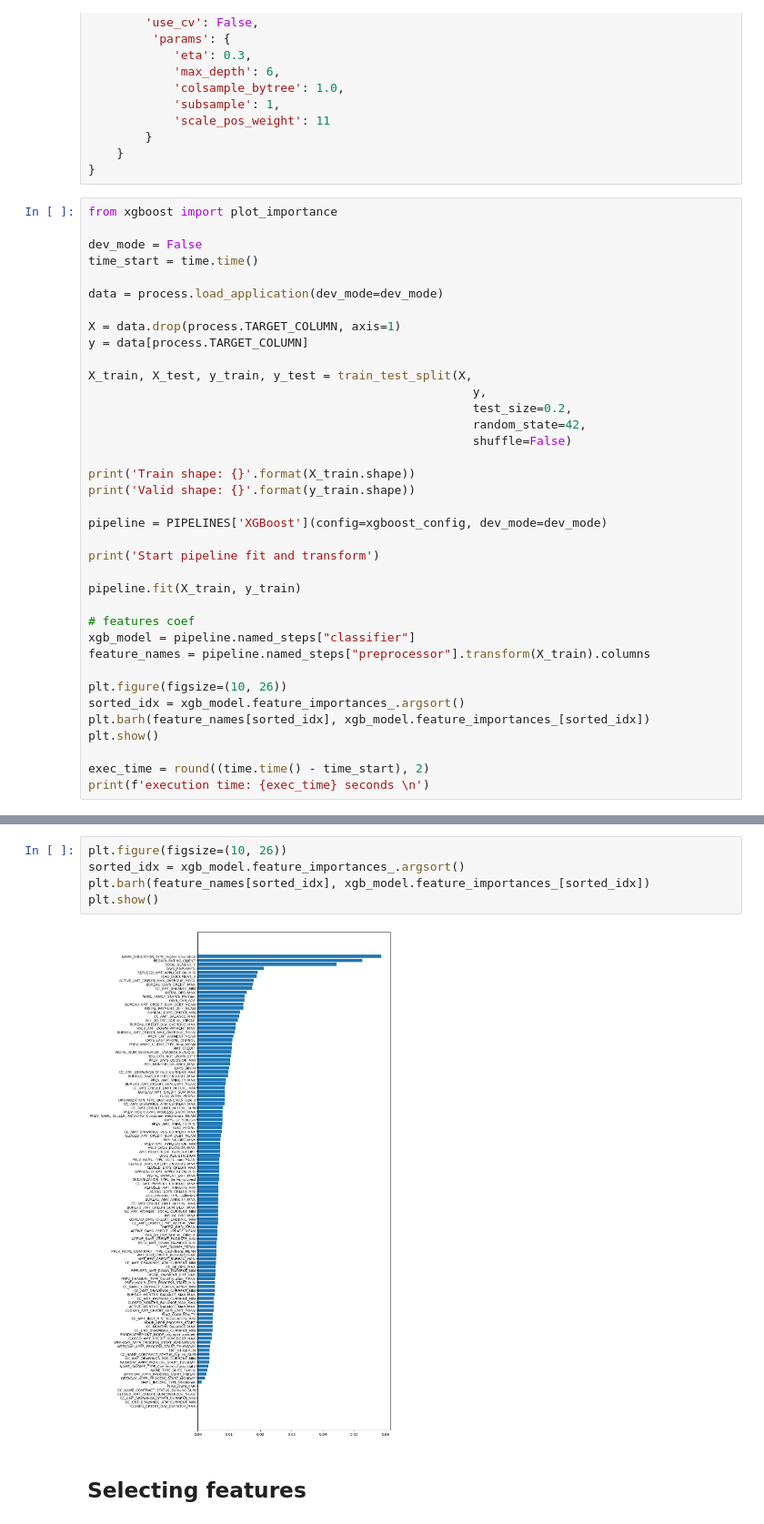
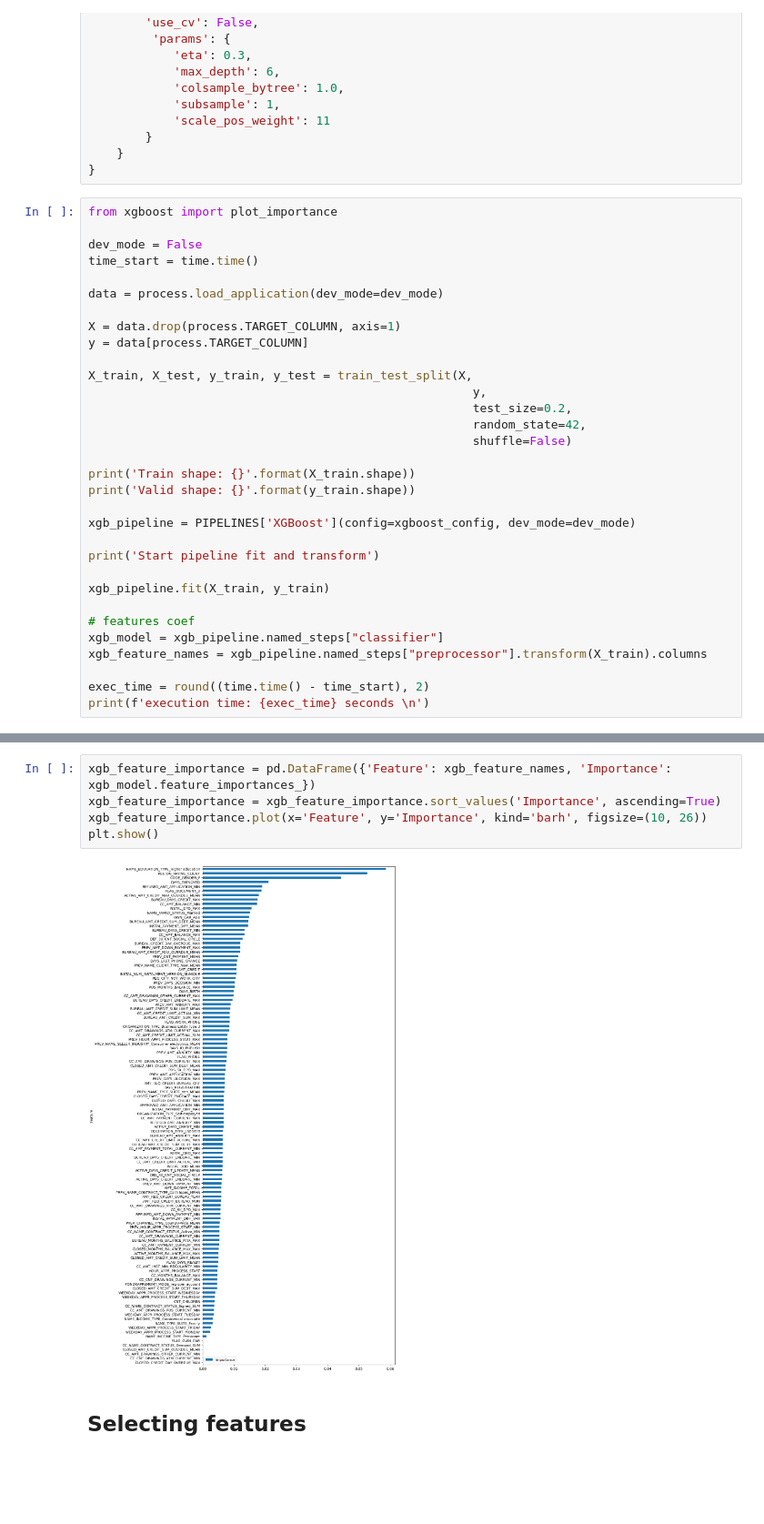
Before and after one commit to NatChe/credit-scoring-dashboard, a Jupyter notebook: 02_Feature_optimization.ipynb, the cells around one changed output, grey strips where cells are left out. Shown at 91% size. Saved outputs shown, nothing was run; the diff lists cells and outputs as text; blank space fills up the shorter version.

Commit message:
feat(train): add featrure importance

```diff
--- a/02_Feature_optimization.ipynb
+++ b/02_Feature_optimization.ipynb
@@ -1267,20 +1359,15 @@ X_train, X_test, y_train, y_test = train_test_split(X,
 print('Train shape: {}'.format(X_train.shape))
 print('Valid shape: {}'.format(y_train.shape))
 
-pipeline = PIPELINES['XGBoost'](config=xgboost_config, dev_mode=dev_mode)
+xgb_pipeline = PIPELINES['XGBoost'](config=xgboost_config, dev_mode=dev_mode)
 
 print('Start pipeline fit and transform')
 
-pipeline.fit(X_train, y_train)
+xgb_pipeline.fit(X_train, y_train)
 
 # features coef
-xgb_model = pipeline.named_steps["classifier"]
-feature_names = pipeline.named_steps["preprocessor"].transform(X_train).columns
-
-plt.figure(figsize=(10, 26))
-sorted_idx = xgb_model.feature_importances_.argsort()
-plt.barh(feature_names[sorted_idx], xgb_model.feature_importances_[sorted_idx])
-plt.show()
+xgb_model = xgb_pipeline.named_steps["classifier"]
+xgb_feature_names = xgb_pipeline.named_steps["preprocessor"].transform(X_train).columns
 
 exec_time = round((time.time() - time_start), 2)
 print(f'execution time: {exec_time} seconds \n')
@@ -1297,10 +1379,10 @@ execution time: 76.19 seconds
 # %%
-plt.figure(figsize=(10, 26))
-sorted_idx = xgb_model.feature_importances_.argsort()
-plt.barh(feature_names[sorted_idx], xgb_model.feature_importances_[sorted_idx])
+xgb_feature_importance = pd.DataFrame({'Feature': xgb_feature_names, 'Importance': xgb_model.feature_importances_})
+xgb_feature_importance = xgb_feature_importance.sort_values('Importance', ascending=True)
+xgb_feature_importance.plot(x='Feature', y='Importance', kind='barh', figsize=(10, 26))
 plt.show()
 # %% [output]
-[figure, old version]
+[figure, new version]
 # %% [markdown]
 ## Selecting features
 # %%
```
Also changed, not shown: parts of 30 cells of this notebook, 3 other files.
